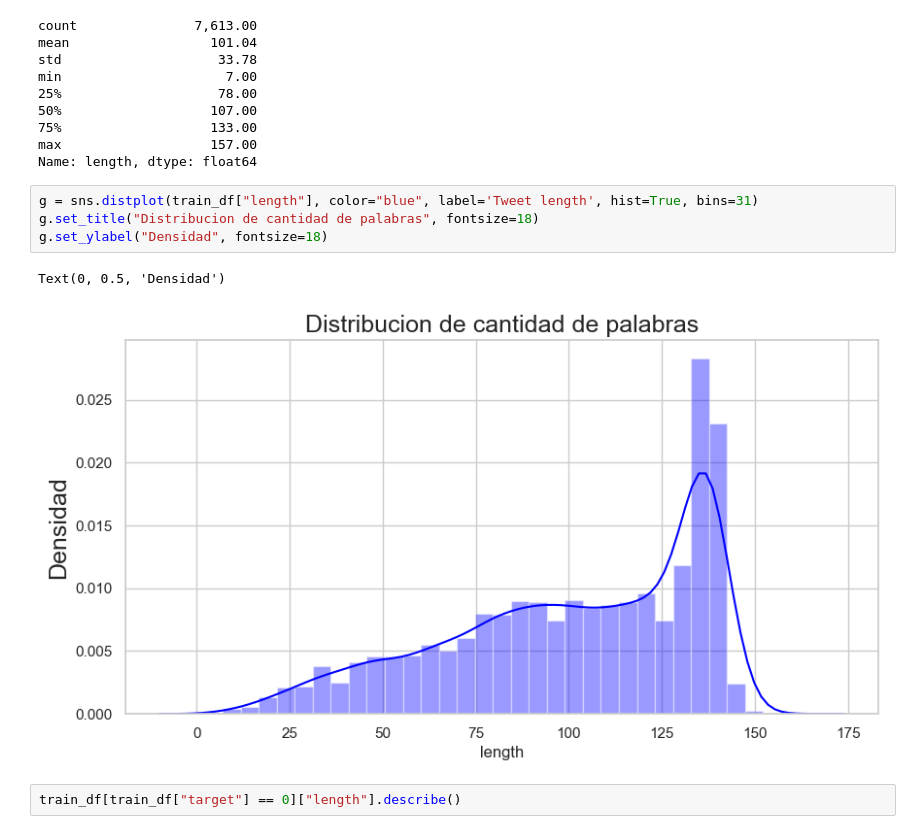
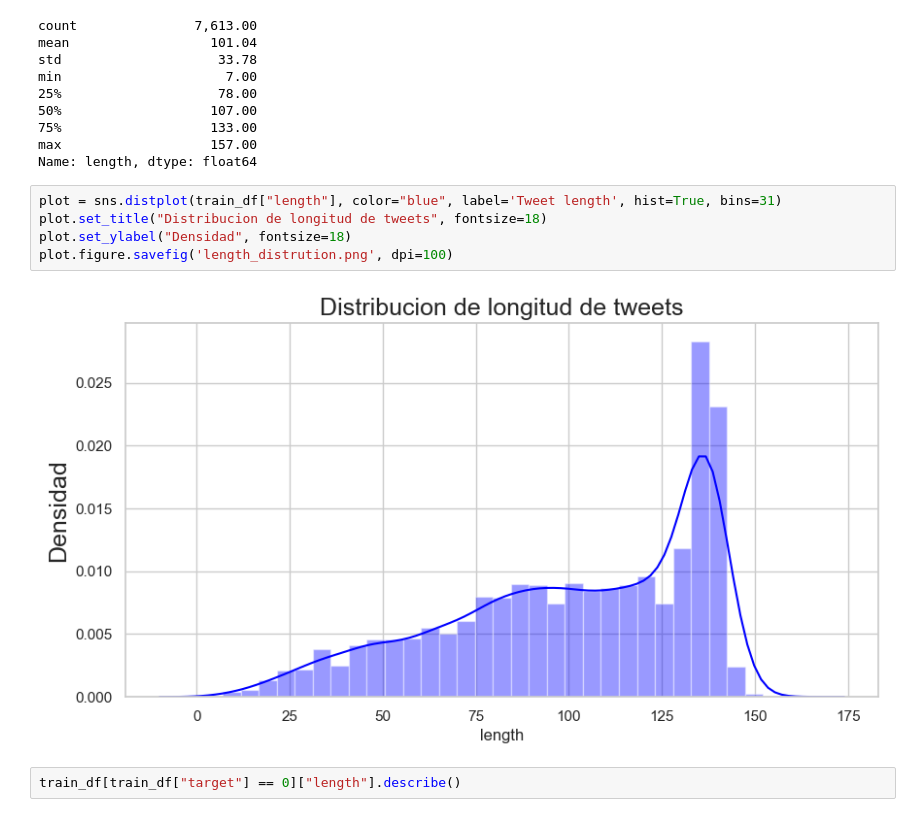
Before and after one commit to jorgesmu/nlp_disaster_tweets_prediction, a Jupyter notebook: notebook.ipynb, the cells around one changed output. Drawn from its saved outputs; the diff is of its cells as text.

```diff
--- a/notebook.ipynb
+++ b/notebook.ipynb
@@ -232,12 +212,12 @@ min                     7.00
 max                   157.00
 Name: length, dtype: float64
 # %%
-g = sns.distplot(train_df["length"], color="blue", label='Tweet length', hist=True, bins=31)
-g.set_title("Distribucion de cantidad de palabras", fontsize=18)
-g.set_ylabel("Densidad", fontsize=18)
+plot = sns.distplot(train_df["length"], color="blue", label='Tweet length', hist=True, bins=31)
+plot.set_title("Distribucion de longitud de tweets", fontsize=18)
+plot.set_ylabel("Densidad", fontsize=18)
+plot.figure.savefig('length_distrution.png', dpi=100)
 # %% [output]
-Text(0, 0.5, 'Densidad')
-[figure, old version]
+[figure, new version]
 # %%
 train_df[train_df["target"] == 0]["length"].describe()
 # %% [output]
```
Also changed, not shown: parts of 93 cells of this notebook, 1 other file.
